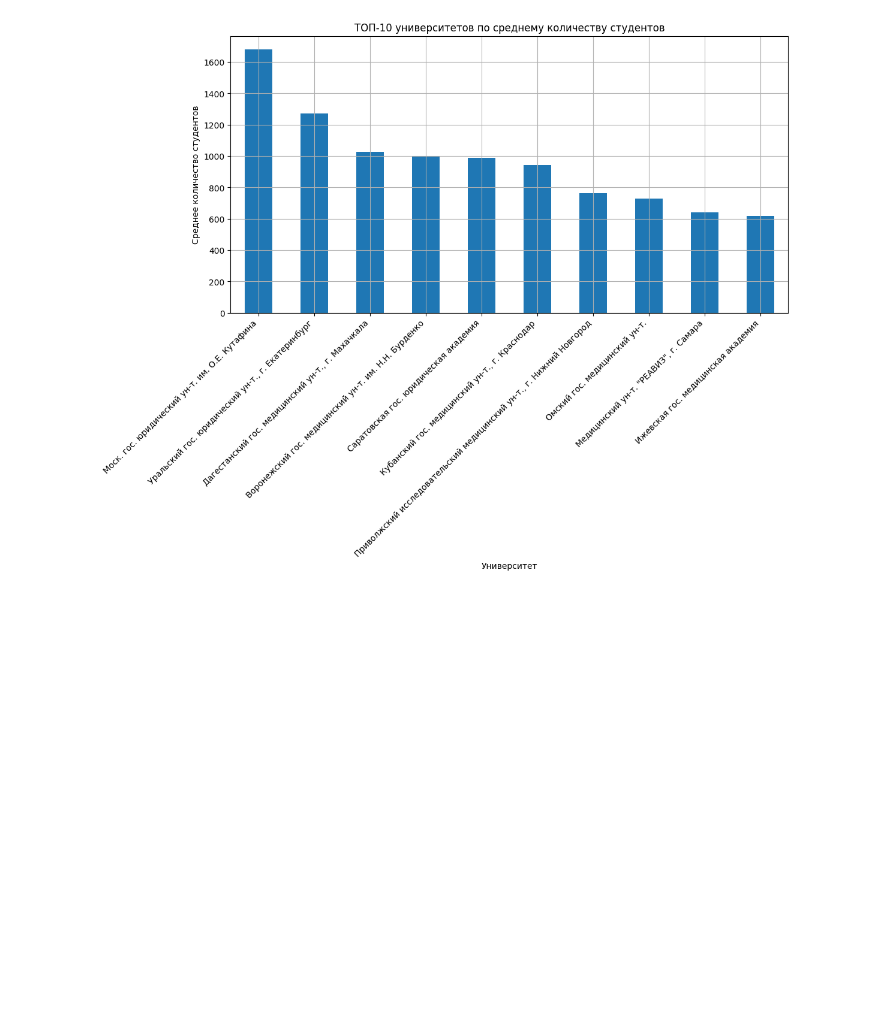
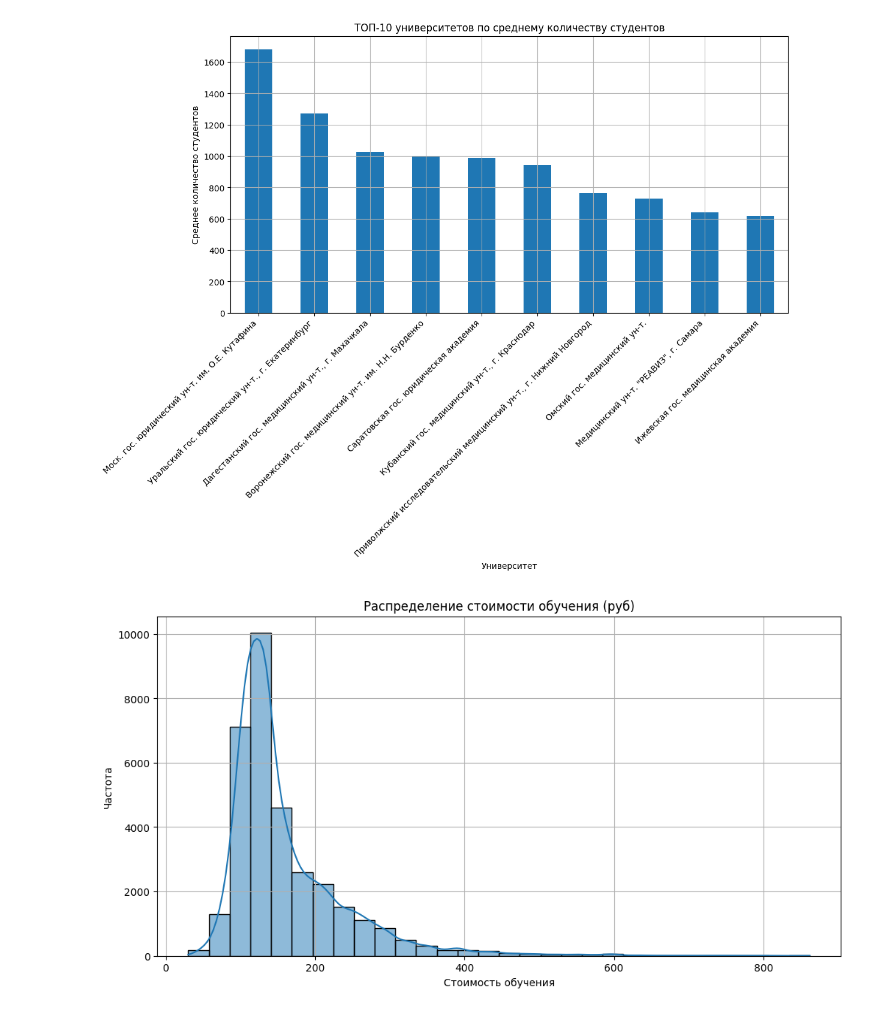
Before and after one commit to soggetto-ventuno/Qualifying_work, a Jupyter notebook: clean_and_prepare_data.ipynb, the cells around one changed output. Saved outputs shown, nothing was run; the diff lists cells and outputs as text; code cells hidden in the pictures; blank space fills up the shorter version.

```diff
--- a/clean_and_prepare_data.ipynb
+++ b/clean_and_prepare_data.ipynb
@@ -393,3 +393,13 @@ plt.grid(True)
 plt.show()
 # %% [output]
 [figure]
+# %%
+# 5. Распределение стоимости обучения
+sns.histplot(df['cost_of_education_rub'], bins=30, kde=True)
+plt.title('Распределение стоимости обучения (руб)')
+plt.xlabel('Стоимость обучения')
+plt.ylabel('Частота')
+plt.grid(True)
+plt.show()
+# %% [output]
+[figure, added]
```
Also changed, not shown: parts of 1 cell of this notebook.
